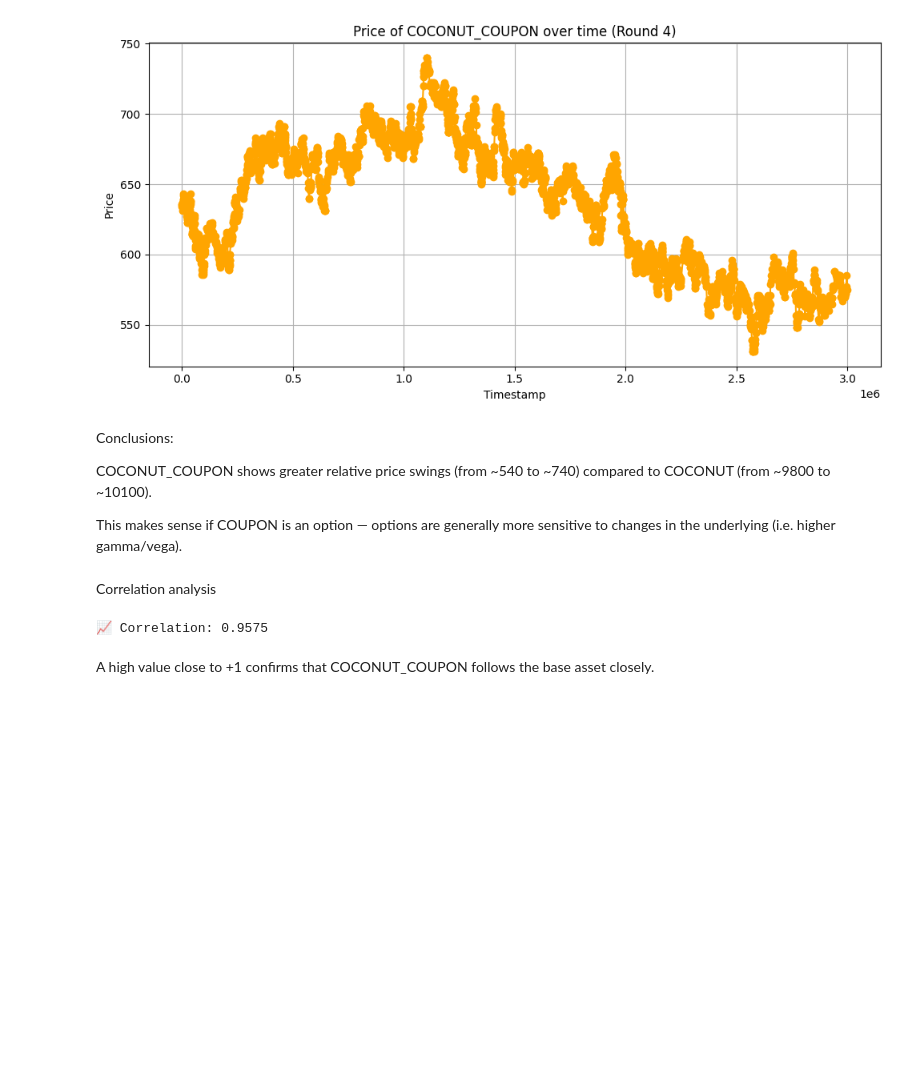
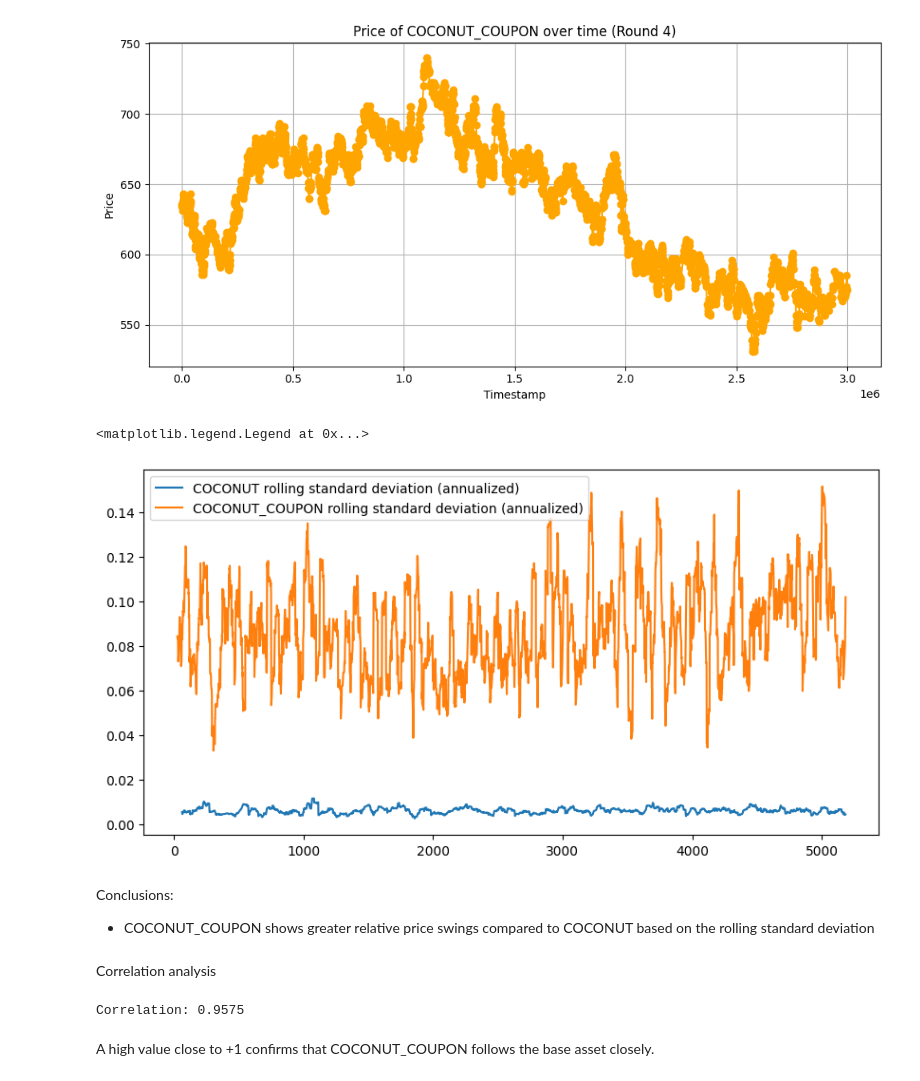
Before and after one commit to antek0308/IMC_strategy_prep, a Jupyter notebook: Michal_Brzezinski.ipynb, the cells around one changed output. Drawn from its saved outputs; the diff is of its cells as text; code cells hidden in the pictures; blank space fills up the shorter version.

```diff
--- a/Michal_Brzezinski.ipynb
+++ b/Michal_Brzezinski.ipynb
@@ -100,9 +100,20 @@ plt.show()
+# %%
+plt.figure(figsize=(10, 5))
+
+for instrument_loop in ["COCONUT", "COCONUT_COUPON"]:
+    instrument_df = trades_df[trades_df['symbol'] == instrument_loop].copy()
+    instrument_df['timestamp'] = pd.to_numeric(instrument_df['timestamp'], errors='coerce')
+    instrument_df = instrument_df.sort_values('timestamp')
+    log_returns = np.log(instrument_df["price"] / instrument_df["price"].shift())
+    rolling_vol = log_returns.rolling(21).std().dropna() * np.sqrt(252)
+    plt.plot(rolling_vol, label = f"{instrument_loop} rolling standard deviation (annualized)")
+plt.legend()
+# %% [output]
+<matplotlib.legend.Legend at 0x...>
+[figure, added]
 # %% [markdown]
 Conclusions:
-
-COCONUT_COUPON shows greater relative price swings (from ~540 to ~740) compared to COCONUT (from ~9800 to ~10100).
-
-This makes sense if COUPON is an option — options are generally more sensitive to changes in the underlying (i.e. higher gamma/vega).
+- COCONUT_COUPON shows greater relative price swings compared to COCONUT based on the rolling standard deviation
 # %% [markdown]
 Correlation analysis
 # %%
@@ -115,9 +126,9 @@ merged = pd.merge_asof(
 )
 
 correlation = merged["price_coconut"].corr(merged["price_coupon"])
-print(f"📈 Correlation: {correlation:.4f}")
+print(f"Correlation: {correlation:.4f}")
 # %% [output]
-📈 Correlation: 0.9575
+Correlation: 0.9575
 # %% [markdown]
 A high value close to +1 confirms that COCONUT_COUPON follows the base asset closely.
 # %% [markdown]
```
Also changed, not shown: parts of 4 cells of this notebook, 1 other file.
